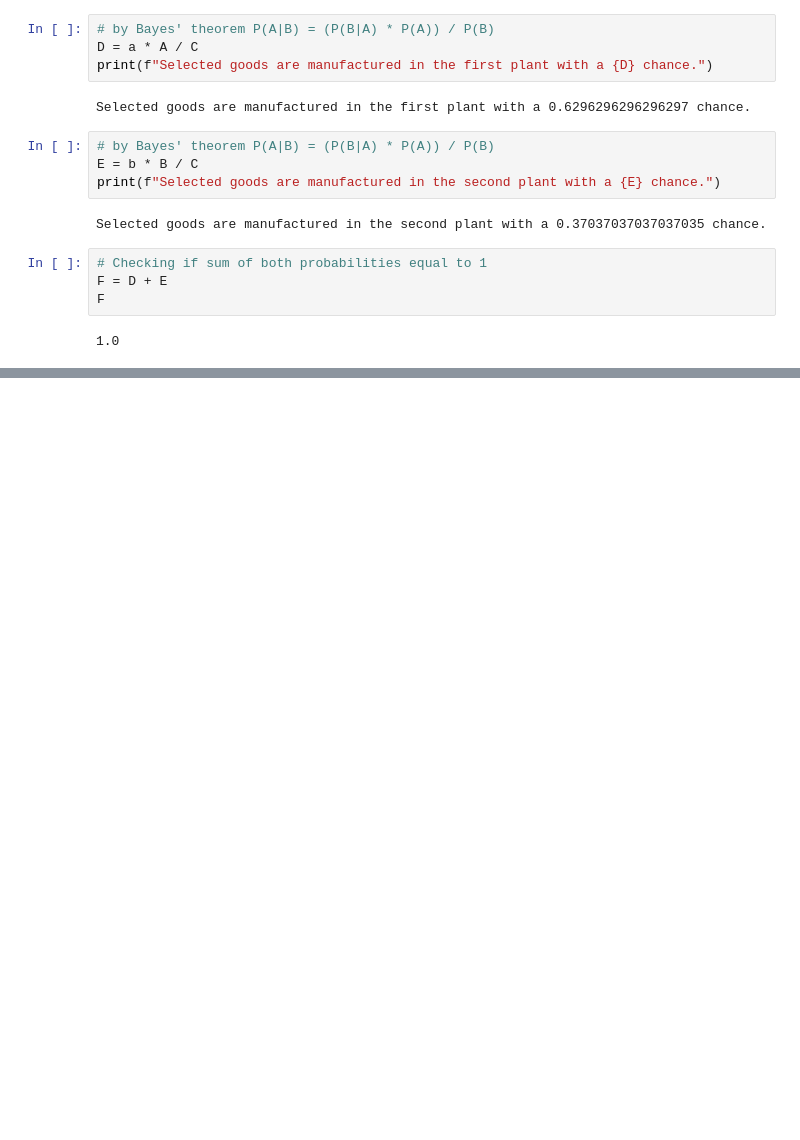
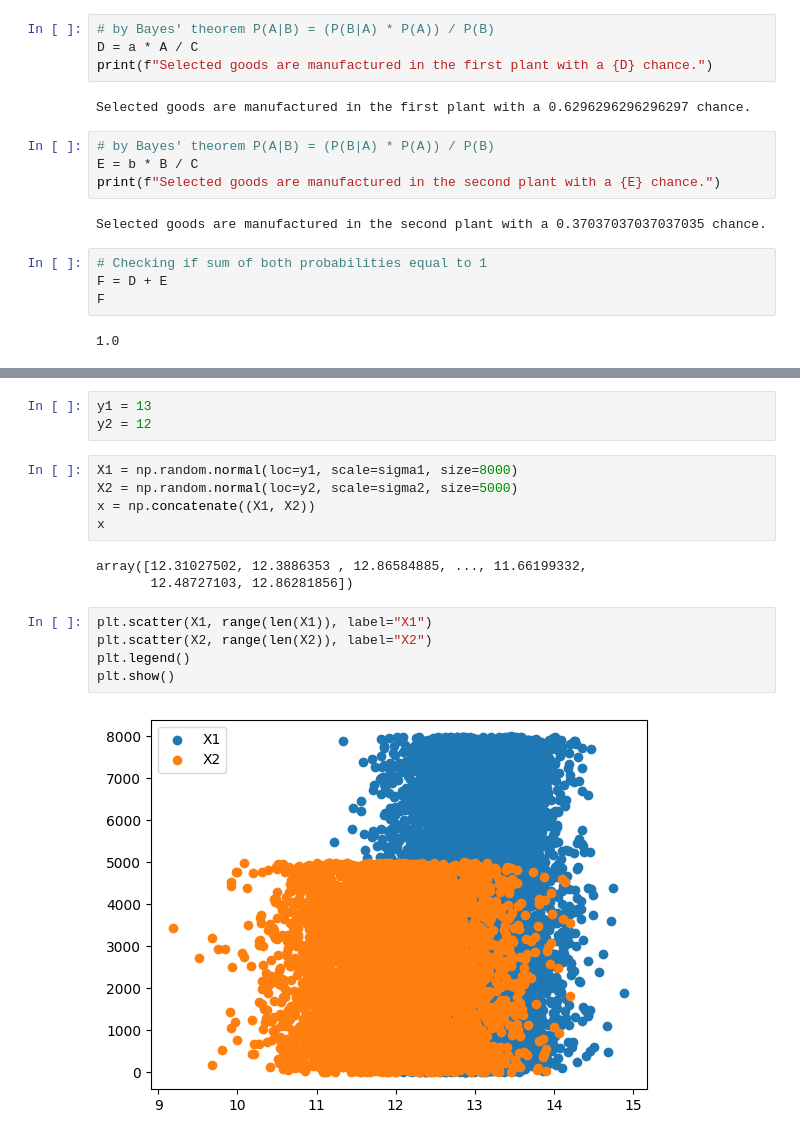
Before and after one commit to Leywa-git/Start_UP_IT_PDS2, a Jupyter notebook: Lesson_51/dz_51.ipynb, the cells around one changed output, grey strips where cells are left out. Cells and saved outputs as stored; diff of their text form; blank space fills up the shorter version.

```diff
--- a/Lesson_51/dz_51.ipynb
+++ b/Lesson_51/dz_51.ipynb
@@ -39,0 +49,18 @@ F
+# %%
+y1 = 13
+y2 = 12
+# %%
+X1 = np.random.normal(loc=y1, scale=sigma1, size=8000)
+X2 = np.random.normal(loc=y2, scale=sigma2, size=5000)
+x = np.concatenate((X1, X2))
+x
+# %% [output]
+array([12.31027502, 12.3886353 , 12.86584885, ..., 11.66199332,
+       12.48727103, 12.86281856])
+# %%
+plt.scatter(X1, range(len(X1)), label="X1")
+plt.scatter(X2, range(len(X2)), label="X2")
+plt.legend()
+plt.show()
+# %% [output]
+[figure, added]
```
Also changed, not shown: parts of 11 cells of this notebook.
